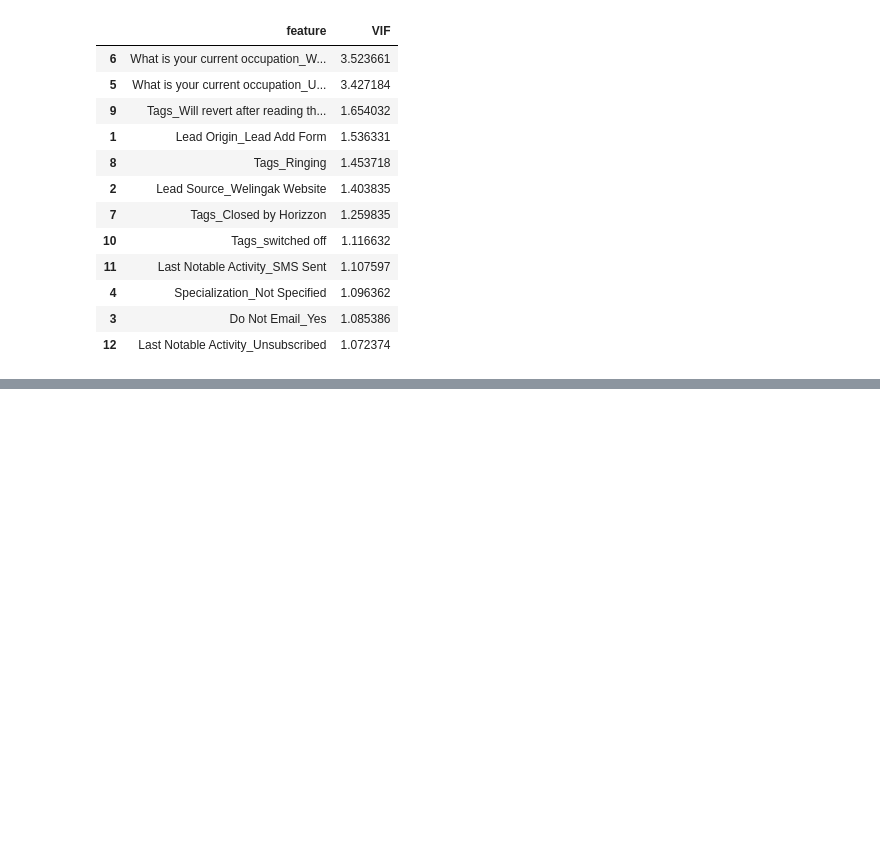
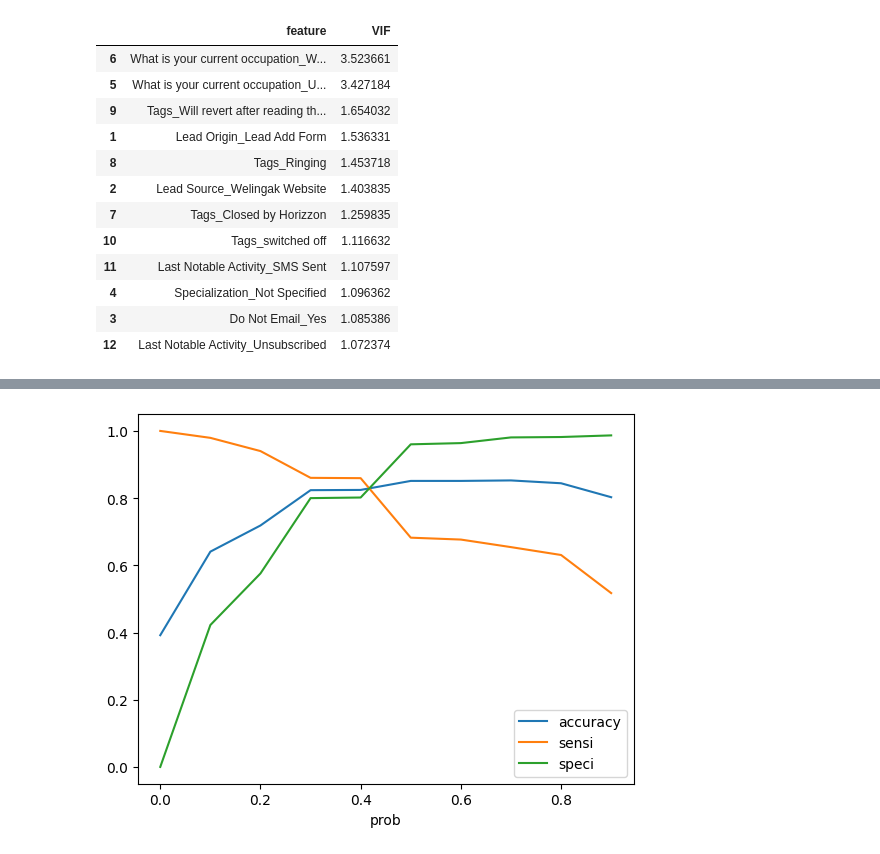
Before and after one commit to pratiksinha35/lead_score, a Jupyter notebook: Model.ipynb, the cells around one changed output, grey strips where cells are left out. Cells and saved outputs as stored; diff of their text form; code cells hidden in the pictures; blank space fills up the shorter version.

```diff
--- a/Model.ipynb
+++ b/Model.ipynb
@@ -834,0 +953,5 @@ Generalized Linear Model Regression Results
+# %%
+numbers = [float(x)/10 for x in range(10)]
+for i in numbers:
+    y_train_pred_final[i]= y_train_pred_final.Churn_Prob.map(lambda x: 1 if x > i else 0)
+y_train_pred_final.head()
@@ -834,0 +965,21 @@ Generalized Linear Model Regression Results
+# %%
+# Now let's calculate accuracy sensitivity and specificity for various probability cutoffs.
+cutoff_df = pd.DataFrame( columns = ['prob','accuracy','sensi','speci'])
+from sklearn.metrics import confusion_matrix
+
+# TP = confusion[1,1] # true positive
+# TN = confusion[0,0] # true negatives
+# FP = confusion[0,1] # false positives
+# FN = confusion[1,0] # false negatives
+
+num = [0.0,0.1,0.2,0.3,0.4,0.5,0.6,0.7,0.8,0.9]
+for i in num:
+    cm1 = metrics.confusion_matrix(y_train_pred_final.Churn, y_train_pred_final[i] )
+    total1=sum(sum(cm1))
+    accuracy = (cm1[0,0]+cm1[1,1])/total1
+
+    speci = cm1[0,0]/(cm1[0,0]+cm1[0,1])
+    sensi = cm1[1,1]/(cm1[1,0]+cm1[1,1])
+    cutoff_df.loc[i] =[ i ,accuracy,sensi,speci]
+
+cutoff_df
@@ -834,0 +998,6 @@ Generalized Linear Model Regression Results
+# %%
+# Let's plot accuracy sensitivity and specificity for various probabilities.
+cutoff_df.plot.line(x='prob', y=['accuracy','sensi','speci'])
+plt.show()
+# %% [output]
+[figure, added]
```
Also changed, not shown: parts of 35 cells of this notebook.
